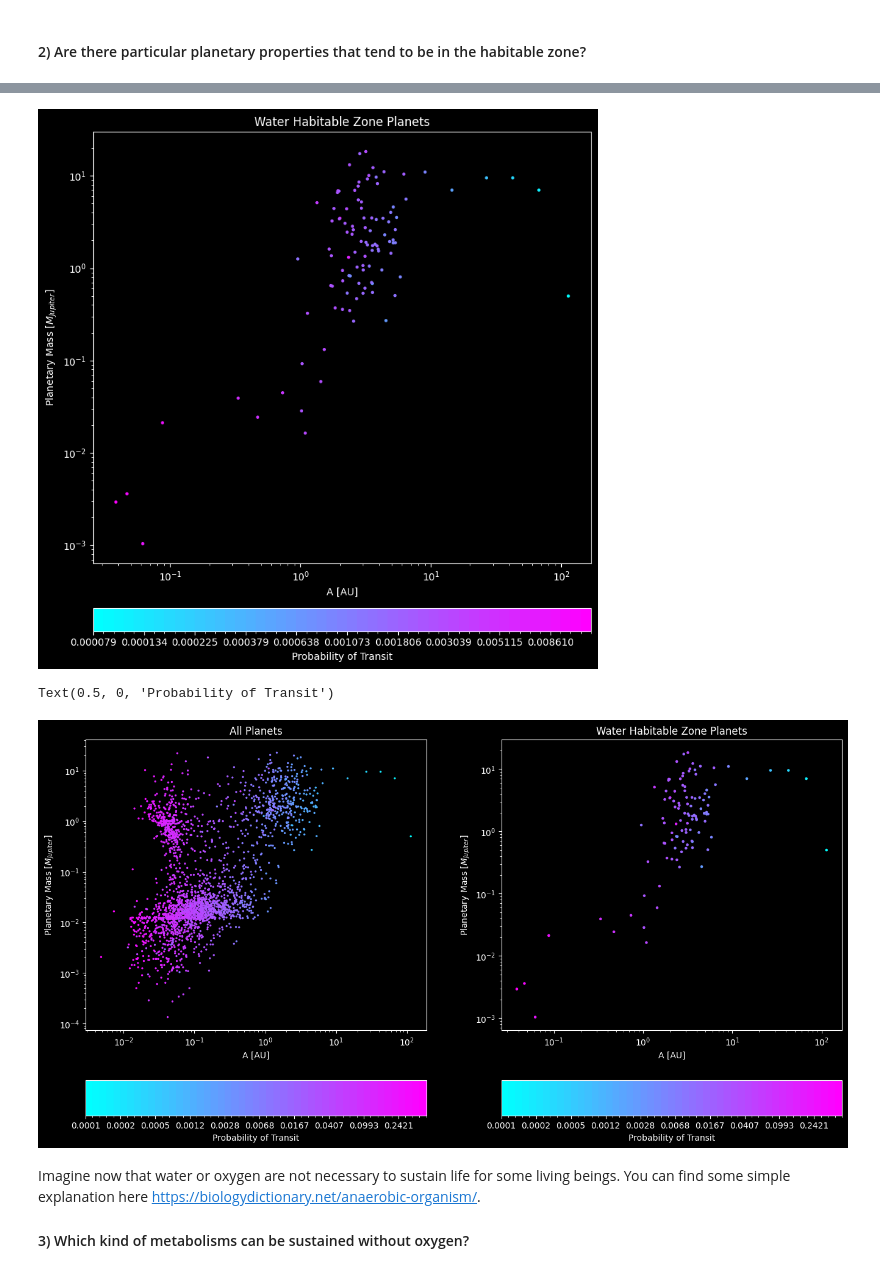
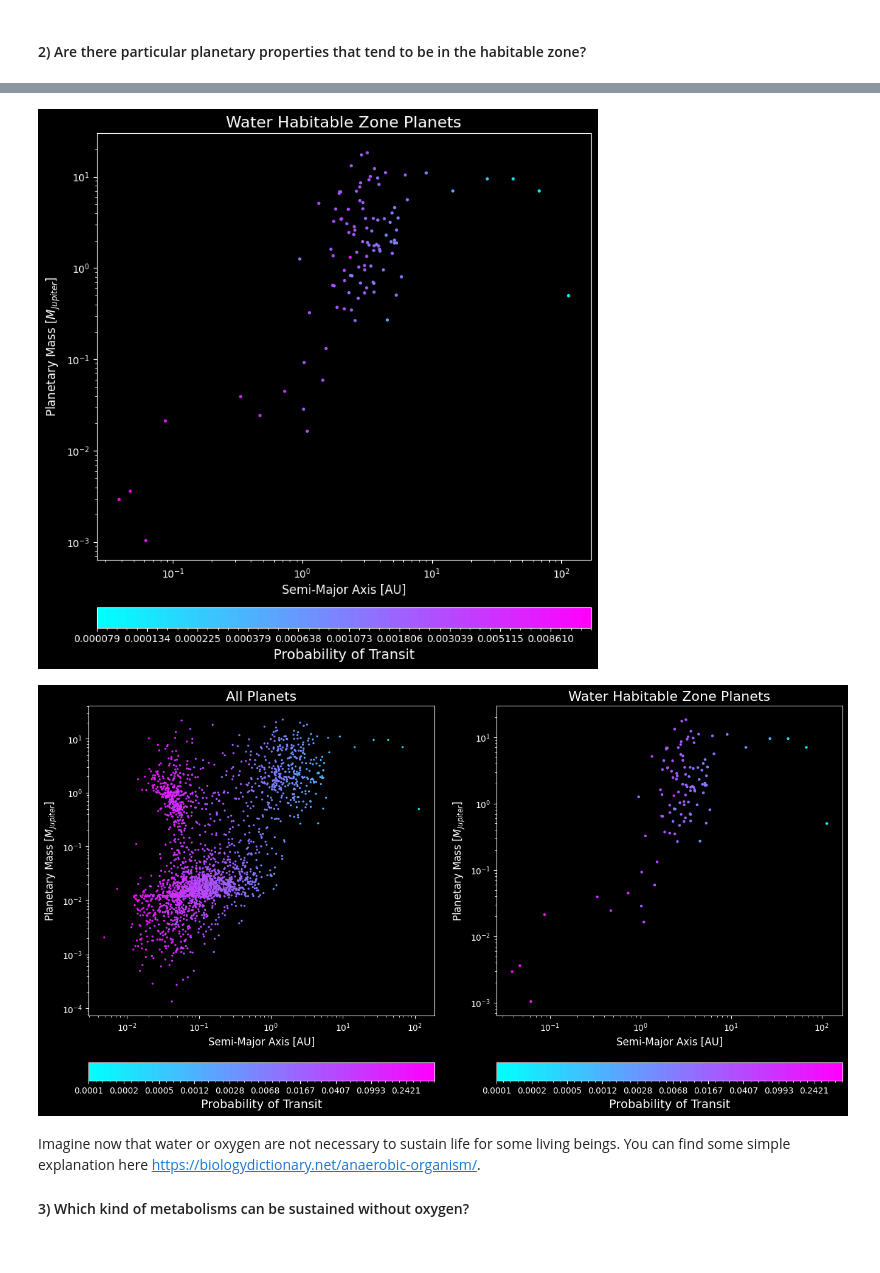
Before and after one commit to CIERA-Northwestern/REACHpy, a Jupyter notebook: Projects/HabitableWorlds/HabitableWorlds.ipynb, the cells around one changed output, grey strips where cells are left out. Drawn from its saved outputs; the diff is of its cells as text; code cells hidden in the pictures.

```diff
--- a/Projects/HabitableWorlds/HabitableWorlds.ipynb
+++ b/Projects/HabitableWorlds/HabitableWorlds.ipynb
@@ -435,9 +416,9 @@ ax1 = plt.subplot2grid((8, 10), (0,0), rowspan=7, colspan=10)
 ax1.scatter(good_df["A"], good_df["MASS"], s=5, c=np.log10(good_df["Ptransit"]), cmap = cm)
 ax1.set_xscale('log')
 ax1.set_yscale('log')
-ax1.set_xlabel('A [AU]')
-ax1.set_ylabel('Planetary Mass [$M_{Jupiter}$]')
-ax1.set_title('Water Habitable Zone Planets')
+ax1.set_xlabel('Semi-Major Axis [AU]', fontsize=12)
+ax1.set_ylabel('Planetary Mass [$M_{Jupiter}$]', fontsize=12)
+ax1.set_title('Water Habitable Zone Planets', fontsize=16)
 
 ax2 = plt.subplot2grid((8, 10), (7, 0), rowspan=1, colspan=10)
 minP = np.log10(good_df["Ptransit"].min())
@@ -452,62 +433,62 @@ cb = mpl.colorbar.Colorbar(ax2,
                             orientation ='horizontal',
                             boundaries = bounds,
                             norm = norm)
-ax2.set_xlabel('Probability of Transit')
+ax2.set_xlabel('Probability of Transit', fontsize=14)
 
 plt.tight_layout()
 # %% [output]
-[figure, old version]
+[figure, new version]
 # %%
 plt.figure(figsize=(16,8), dpi = 100)
 cm = colormaps['cool']
-ax1 = plt.subplot2grid((9, 22), (0,0), rowspan=7, colspan=10)
+ax1 = plt.subplot2grid((12, 21), (0,0), rowspan=10, colspan=10)
 ax1.scatter(data["A"], data["MASS"], s=2, c=np.log10(data["Ptransit"]), cmap = cm)
 ax1.set_xscale('log')
 ax1.set_yscale('log')
-ax1.set_xlabel('A [AU]')
-ax1.set_ylabel('Planetary Mass [$M_{Jupiter}$]')
-ax1.set_title('All Planets')
+ax1.set_xlabel('Semi-Major Axis [AU]', fontsize=12)
+ax1.set_ylabel('Planetary Mass [$M_{Jupiter}$]', fontsize=12)
+ax1.set_title('All Planets', fontsize=16)
 
-ax3 = plt.subplot2grid((9, 22), (0,12), rowspan=7, colspan=10)
+ax3 = plt.subplot2grid((12, 21), (0,11), rowspan=10, colspan=10)
 ax3.scatter(good_df["A"], good_df["MASS"], s=5, c=np.log10(good_df["Ptransit"]), cmap = cm)
 ax3.set_xscale('log')
 ax3.set_yscale('log')
-ax3.set_xlabel('A [AU]')
-ax3.set_ylabel('Planetary Mass [$M_{Jupiter}$]')
-ax3.set_title('Water Habitable Zone Planets')
+ax3.set_xlabel('Semi-Major Axis [AU]', fontsize=12)
+ax3.set_ylabel('Planetary Mass [$M_{Jupiter}$]', fontsize=12)
+ax3.set_title('Water Habitable Zone Planets', fontsize=16)
 
-ax2 = plt.subplot2grid((9, 22), (8, 0), rowspan=1, colspan=10)
+ax2 = plt.subplot2grid((12, 21), (11, 0), rowspan=1, colspan=10)
 minP = np.log10(data["Ptransit"].min())
 maxP = np.log10(data["Ptransit"].max())
 bounds = np.logspace(minP, maxP)
 # set boundaries
 N = len(data["Ptransit"])
 norm = mpl.colors.BoundaryNorm(bounds, cm.N)
 cb = mpl.colorbar.Colorbar(ax2,
                             cmap=cm,
                             spacing='uniform',
                             orientation ='horizontal',
                             boundaries = bounds,
                             norm = norm)
-ax2.set_xlabel('Probability of Transit')
+ax2.set_xlabel('Probability of Transit', fontsize=14)
 
-ax4 = plt.subplot2grid((9, 22), (8, 12), rowspan=1, colspan=10)
+ax4 = plt.subplot2grid((12, 21), (11, 11), rowspan=1, colspan=10)
 minP_ax4 = np.log10(good_df["Ptransit"].min())
 maxP_ax4 = np.log10(good_df["Ptransit"].max())
 bounds_ax4 = np.logspace(minP_ax4, maxP_ax4)
 # set boundaries
 N_ax4 = len(good_df["Ptransit"])
 norm_ax4 = mpl.colors.BoundaryNorm(bounds, cm.N)
 cb = mpl.colorbar.Colorbar(ax4,
-                            cmap=cm,
-                            spacing='uniform',
-                            orientation ='horizontal',
-                            boundaries = bounds_ax4,
-                            norm = norm_ax4)
-ax4.set_xlabel('Probability of Transit')
+                           cmap=cm,
+                           spacing='uniform',
+                           orientation ='horizontal',
+                           boundaries = bounds_ax4,
+                           norm = norm_ax4)
+ax4.set_xlabel('Probability of Transit', fontsize=14)
+plt.subplots_adjust(wspace=2, hspace=0.8)
 # %% [output]
-Text(0.5, 0, 'Probability of Transit')
-[figure, old version]
+[figure, new version]
 # %% [markdown]
 Imagine now that water or oxygen are not necessary to sustain life for some living beings. You can find some simple explanation here https://biologydictionary.net/anaerobic-organism/.
 
```
Also changed, not shown: parts of 10 cells of this notebook.
